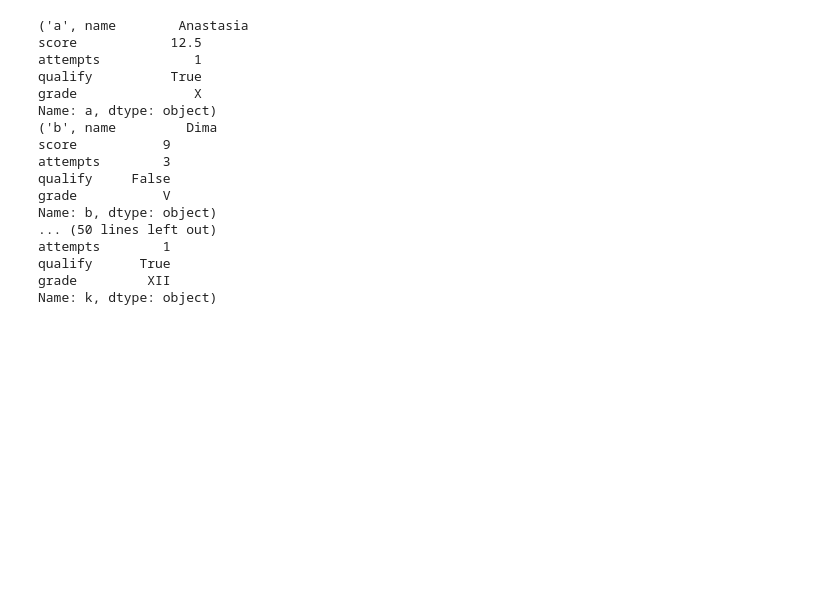
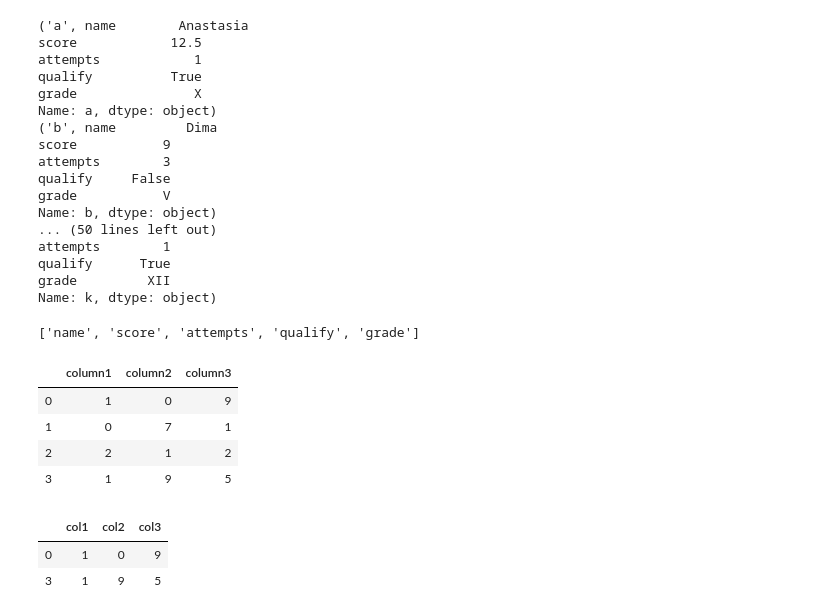
Before and after one commit to chetnakhanna16/Pandas_Practice, a Jupyter notebook: PandasDataFrame_Practice.ipynb, the cells around one changed output. Cells and saved outputs as stored; diff of their text form; code cells hidden in the pictures; blank space fills up the shorter version.

```diff
--- a/PandasDataFrame_Practice.ipynb
+++ b/PandasDataFrame_Practice.ipynb
@@ -330,3 +330,33 @@ attempts        1
 qualify      True
 grade         XII
 Name: k, dtype: object)
+# %%
+# 22. Write a Pandas program to get list from DataFrame column headers.
+
+list(df_exam_data.columns)
+# %% [output]
+['name', 'score', 'attempts', 'qualify', 'grade']
+# %%
+# 23. Write a Pandas program to rename columns of a given DataFrame.
+
+data = {'col1':[1,0,2,1], 'col2':[0,7,1,9], 'col3':[9,1,2,5]}
+df = pd.DataFrame(data)
+df.rename(columns={'col1':'column1','col2':'column2','col3':'column3'})
+# %% [output]
+|  | column1 | column2 | column3 |
+| 0 | 1 | 0 | 9 |
+| 1 | 0 | 7 | 1 |
+| 2 | 2 | 1 | 2 |
+| 3 | 1 | 9 | 5 |
+# %%
+# 24. Write a Pandas program to select rows from a given DataFrame based on values in some columns.
+
+#Method1:
+df.loc[df['col1'] == 1]
+
+#Method2:
+df[df['col1'] == 1]
+# %% [output]
+|  | col1 | col2 | col3 |
+| 0 | 1 | 0 | 9 |
+| 3 | 1 | 9 | 5 |
```
Also changed, not shown: parts of 4 cells of this notebook.
